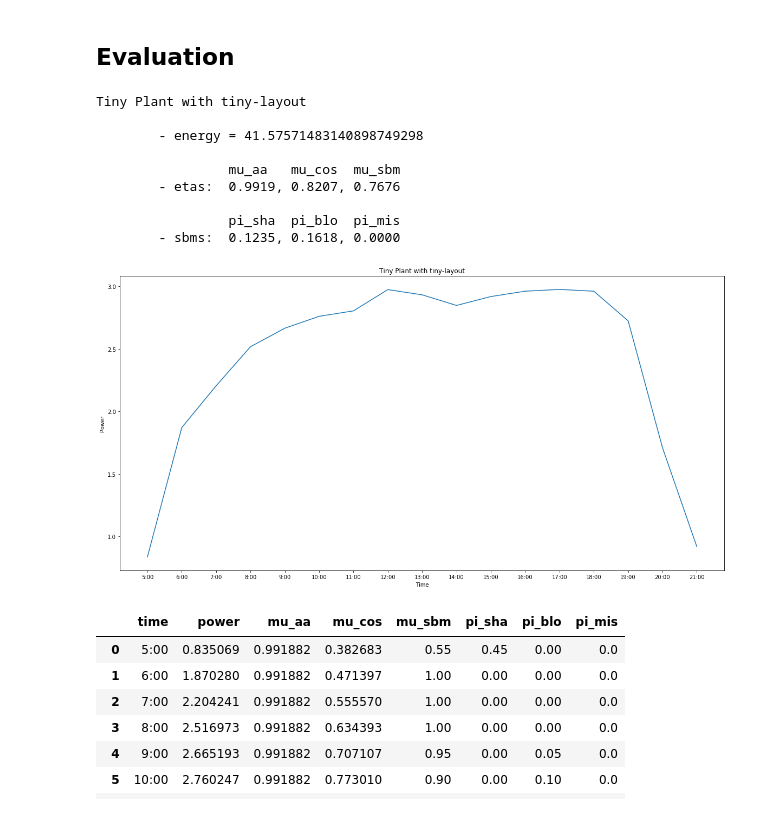
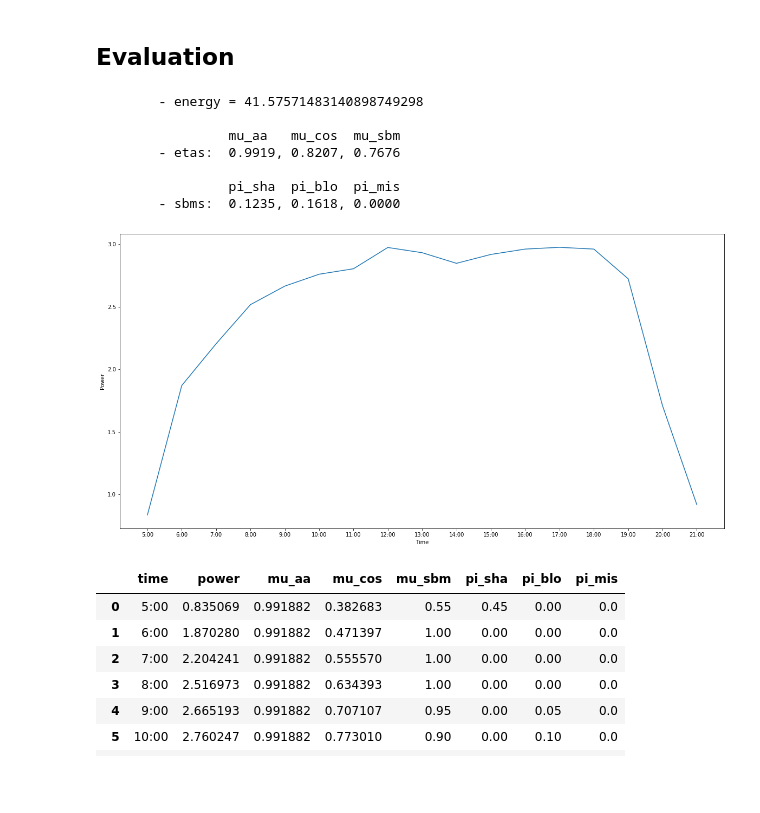
Before and after one commit to markolalovic/math-mods-camp, a Jupyter notebook: notebooks/Toy-Model.ipynb, the cells around one changed output. Saved outputs shown, nothing was run; the diff lists cells and outputs as text; code cells hidden in the pictures; blank space fills up the shorter version.

```diff
--- a/notebooks/Toy-Model.ipynb
+++ b/notebooks/Toy-Model.ipynb
@@ -55,0 +33,6 @@ Tiny Plant:
+# %%
+tiny_plant = utils.load("../data/plants/tiny-plant.json")
+tiny_layout = utils.load("../data/layouts/tiny-layout.json")['tiny-layout']
+
+plant = Plant(tiny_plant, tiny_layout)
+print(plant)
@@ -75,10 +81,8 @@ state.draw(i=2)
 # %% [markdown]
 ## Evaluation
 # %%
-energy, stats_df, powers = get_energy(plant, show_stats=True)
+energy, stats_df, powers = utils.get_energy(plant, do_stats=True)
 # %% [output]
-Tiny Plant with tiny-layout
-
         - energy = 41.57571483140898749298
 
                  mu_aa   mu_cos  mu_sbm
@@ -87,9 +91,9 @@ Tiny Plant with tiny-layout
                  pi_sha  pi_blo  pi_mis
         - sbms:  0.1235, 0.1618, 0.0000
 # %%
-draw(plant, powers)
+utils.draw(plant, powers)
 # %% [output]
-[figure, old version]
+[figure, new version]
 # %%
 stats_df
 # %% [output]
```
Also changed, not shown: parts of 5 cells of this notebook, 11 other files.
